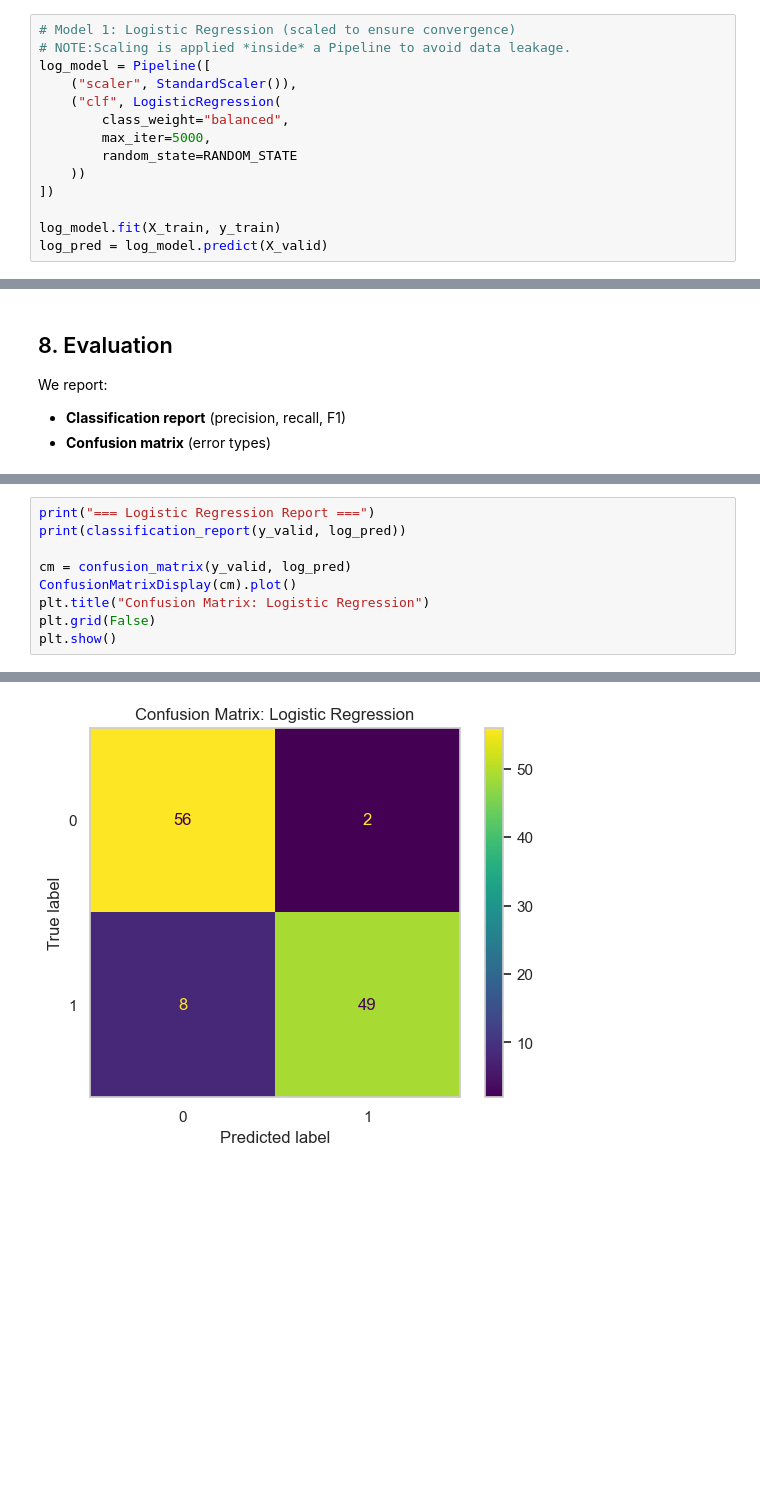
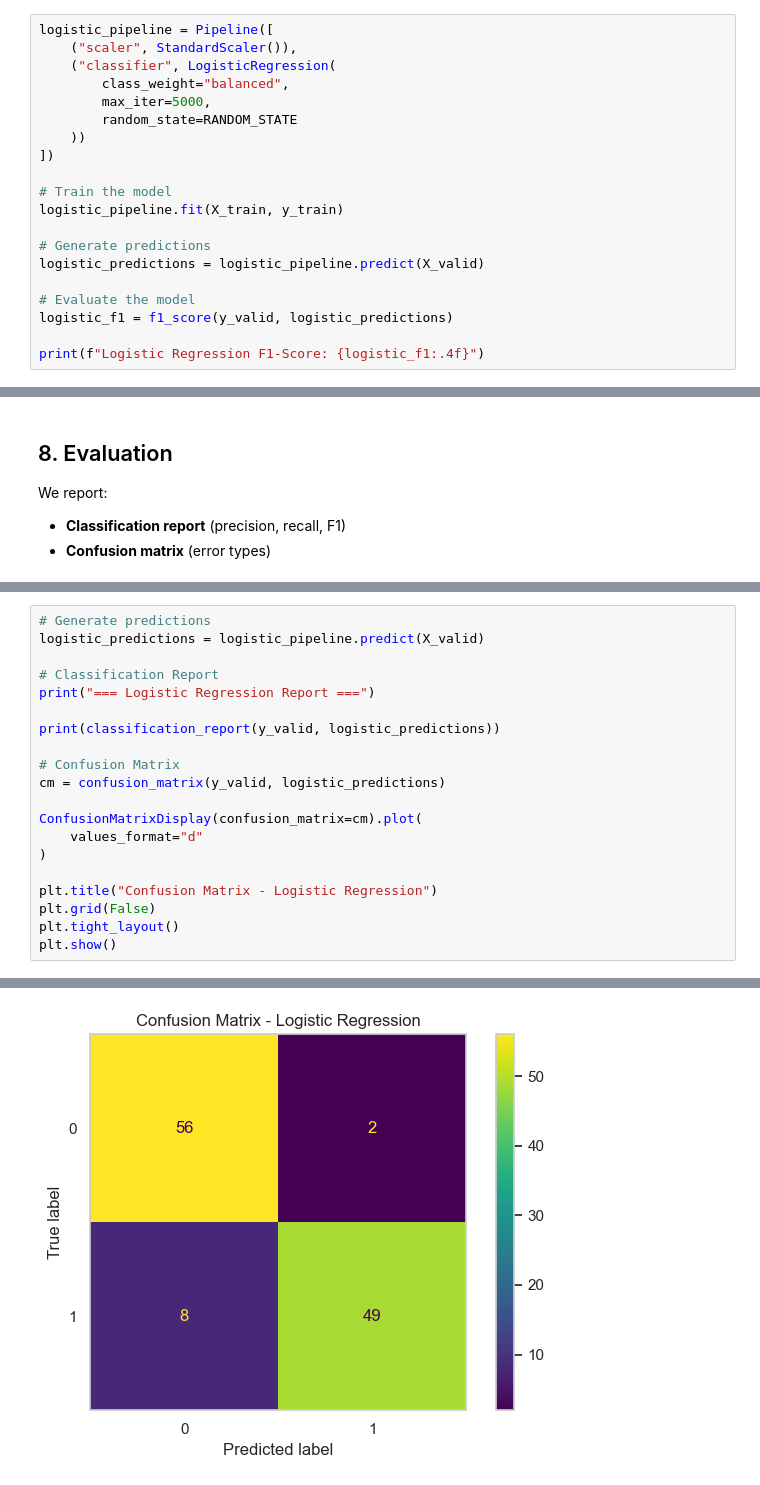
Before and after one commit to DrishtiKori/Instagram-Fake-vs-Genuine-Account-Detection, a Jupyter notebook: notebook/Instagram_fake_genuine_accounts.ipynb, the cells around one changed output, grey strips where cells are left out. Cells and saved outputs as stored; diff of their text form; blank space fills up the shorter version.

```diff
--- a/notebook/Instagram_fake_genuine_accounts.ipynb
+++ b/notebook/Instagram_fake_genuine_accounts.ipynb
@@ -310,14 +401,20 @@ We train two models:
 # %%
-# Model 1: Logistic Regression (scaled to ensure convergence)
-# NOTE:Scaling is applied *inside* a Pipeline to avoid data leakage.
-log_model = Pipeline([
+logistic_pipeline = Pipeline([
     ("scaler", StandardScaler()),
-    ("clf", LogisticRegression(
+    ("classifier", LogisticRegression(
         class_weight="balanced",
         max_iter=5000,
         random_state=RANDOM_STATE
     ))
 ])
 
-log_model.fit(X_train, y_train)
-log_pred = log_model.predict(X_valid)
+# Train the model
+logistic_pipeline.fit(X_train, y_train)
+
+# Generate predictions
+logistic_predictions = logistic_pipeline.predict(X_valid)
+
+# Evaluate the model
+logistic_f1 = f1_score(y_valid, logistic_predictions)
+
+print(f"Logistic Regression F1-Score: {logistic_f1:.4f}")
@@ -349,20 +466,31 @@ We report:
 # %%
+# Generate predictions
+logistic_predictions = logistic_pipeline.predict(X_valid)
+
+# Classification Report
 print("=== Logistic Regression Report ===")
-print(classification_report(y_valid, log_pred))
 
-cm = confusion_matrix(y_valid, log_pred)
-ConfusionMatrixDisplay(cm).plot()
-plt.title("Confusion Matrix: Logistic Regression")
+print(classification_report(y_valid, logistic_predictions))
+
+# Confusion Matrix
+cm = confusion_matrix(y_valid, logistic_predictions)
+
+ConfusionMatrixDisplay(confusion_matrix=cm).plot(
+    values_format="d"
+)
+
+plt.title("Confusion Matrix - Logistic Regression")
 plt.grid(False)
+plt.tight_layout()
 plt.show()
 # %% [output]
 === Logistic Regression Report ===
               precision    recall  f1-score   support
 
            0       0.88      0.97      0.92        58
            1       0.96      0.86      0.91        57
 
     accuracy                           0.91       115
    macro avg       0.92      0.91      0.91       115
 weighted avg       0.92      0.91      0.91       115
-[figure, old version]
+[figure, new version]
```
Also changed, not shown: parts of 48 cells of this notebook.
